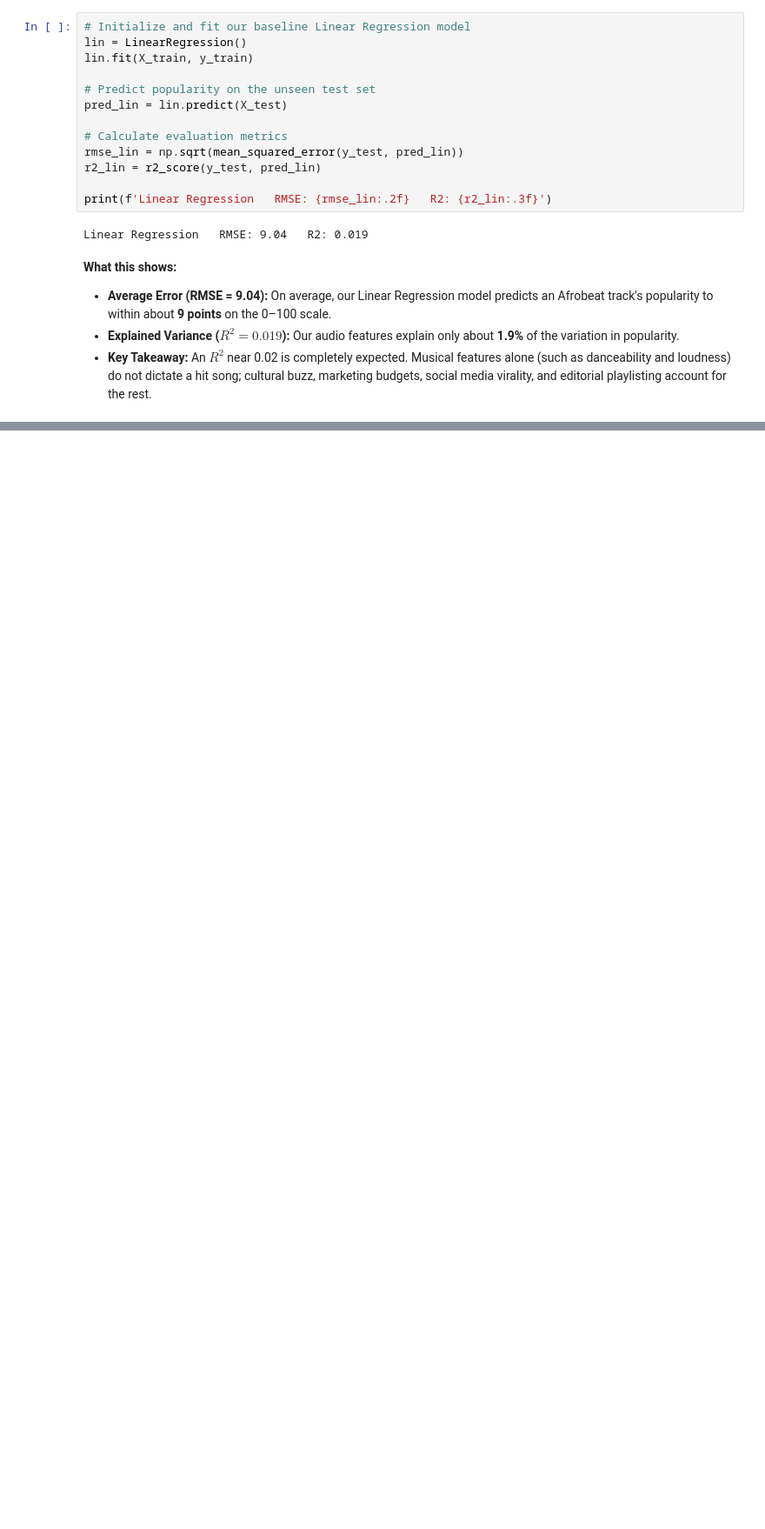
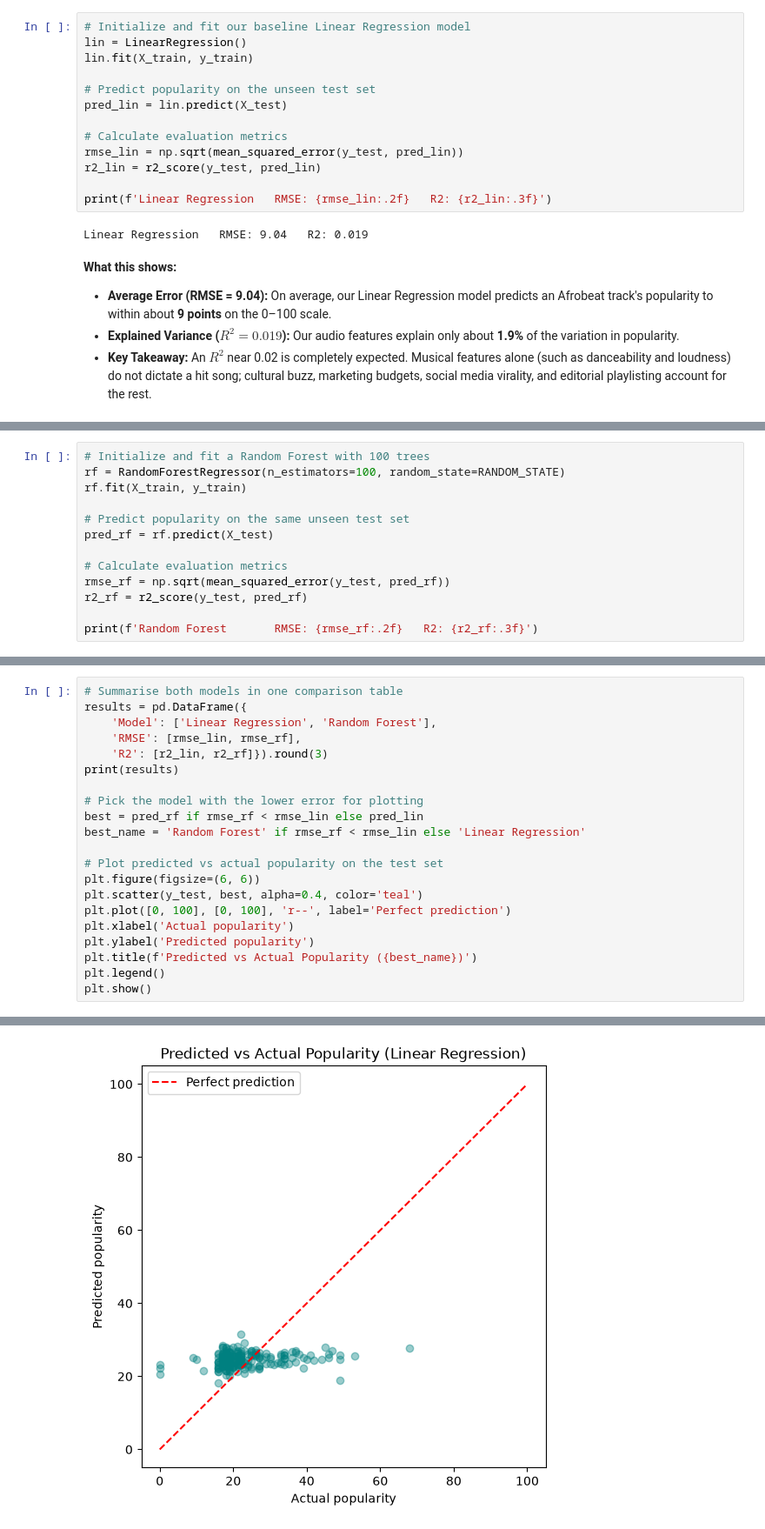
Before and after one commit to Tdaniels4real/music-popularity-capstone, a Jupyter notebook: music_popularity_capstone.ipynb, the cells around one changed output, grey strips where cells are left out. Shown at 87% size. Saved outputs shown, nothing was run; the diff lists cells and outputs as text; blank space fills up the shorter version.

Commit message:
feat: complete Part 4 regression (tasks 4.4 to 4.6)

```diff
--- a/music_popularity_capstone.ipynb
+++ b/music_popularity_capstone.ipynb
@@ -541,0 +592,13 @@ Linear Regression   RMSE: 9.04   R2: 0.019
+# %%
+# Initialize and fit a Random Forest with 100 trees
+rf = RandomForestRegressor(n_estimators=100, random_state=RANDOM_STATE)
+rf.fit(X_train, y_train)
+
+# Predict popularity on the same unseen test set
+pred_rf = rf.predict(X_test)
+
+# Calculate evaluation metrics
+rmse_rf = np.sqrt(mean_squared_error(y_test, pred_rf))
+r2_rf = r2_score(y_test, pred_rf)
+
+print(f'Random Forest       RMSE: {rmse_rf:.2f}   R2: {r2_rf:.3f}')
@@ -541,0 +620,22 @@ Linear Regression   RMSE: 9.04   R2: 0.019
+# %%
+# Summarise both models in one comparison table
+results = pd.DataFrame({
+    'Model': ['Linear Regression', 'Random Forest'],
+    'RMSE': [rmse_lin, rmse_rf],
+    'R2': [r2_lin, r2_rf]}).round(3)
+print(results)
+
+# Pick the model with the lower error for plotting
+best = pred_rf if rmse_rf < rmse_lin else pred_lin
+best_name = 'Random Forest' if rmse_rf < rmse_lin else 'Linear Regression'
+
+# Plot predicted vs actual popularity on the test set
+plt.figure(figsize=(6, 6))
+plt.scatter(y_test, best, alpha=0.4, color='teal')
+plt.plot([0, 100], [0, 100], 'r--', label='Perfect prediction')
+plt.xlabel('Actual popularity')
+plt.ylabel('Predicted popularity')
+plt.title(f'Predicted vs Actual Popularity ({best_name})')
+plt.legend()
+plt.show()
+# %% [output]
@@ -541,0 +645 @@ Linear Regression   RMSE: 9.04   R2: 0.019
+[figure, added]
```
Also changed, not shown: parts of 29 cells of this notebook.
